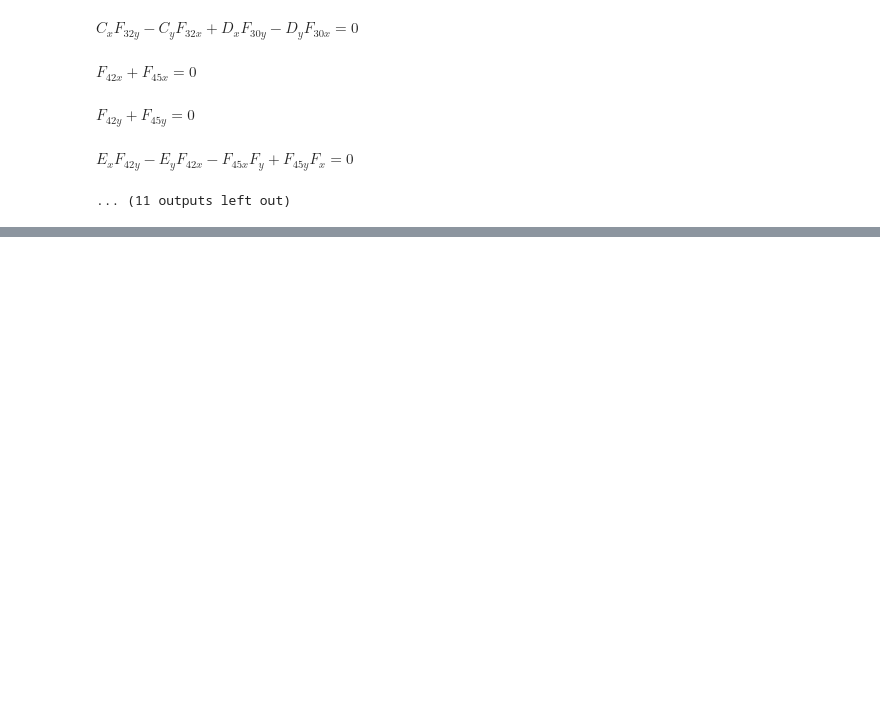
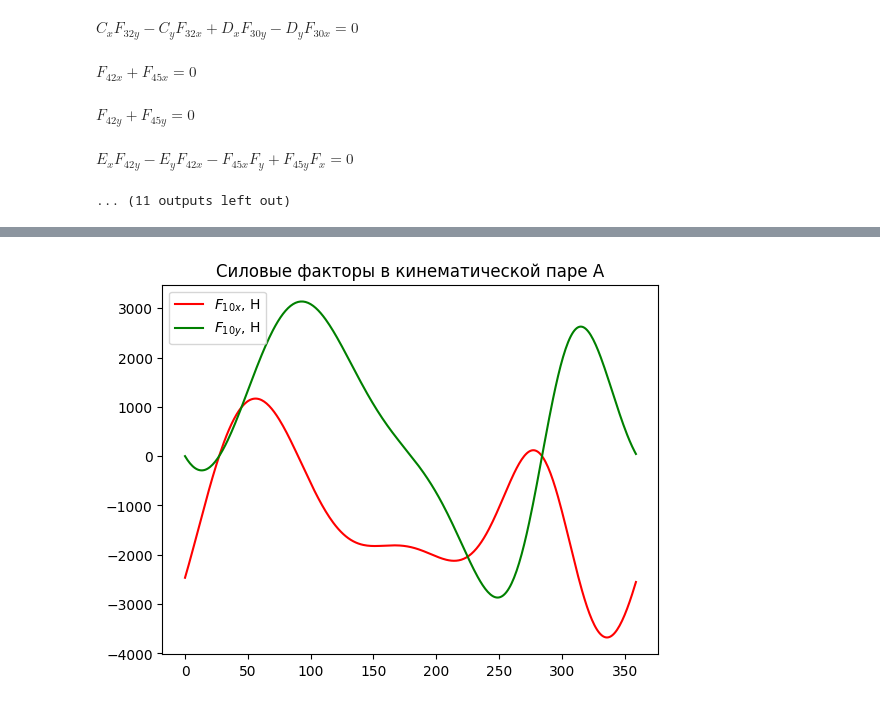
Before and after one commit to DeDxYk594/prik_kursach, a Jupyter notebook: dynamics.ipynb, the cells around one changed output, grey strips where cells are left out. Saved outputs shown, nothing was run; the diff lists cells and outputs as text; code cells hidden in the pictures; blank space fills up the shorter version.

```diff
--- a/dynamics.ipynb
+++ b/dynamics.ipynb
@@ -140,0 +251,10 @@ $\displaystyle \left[\begin{matrix}0\\0\\0\\0\\0\\0\\0\\0\\0\\0\\0\\0\\0\\\mu a_
+# %%
+F_10_x = dynamicResults[:, 0]
+F_10_y = dynamicResults[:, 1]
+plt.title("Силовые факторы в кинематической паре A")
+plt.plot(np.arange(360), F_10_x, "r", label="$F_{10x}$, Н")
+plt.plot(np.arange(360), F_10_y, "g", label="$F_{10y}$, Н")
+plt.legend()
+plt.show()
+# %% [output]
+[figure, added]
```
Also changed, not shown: parts of 22 cells of this notebook, 2 other files.
